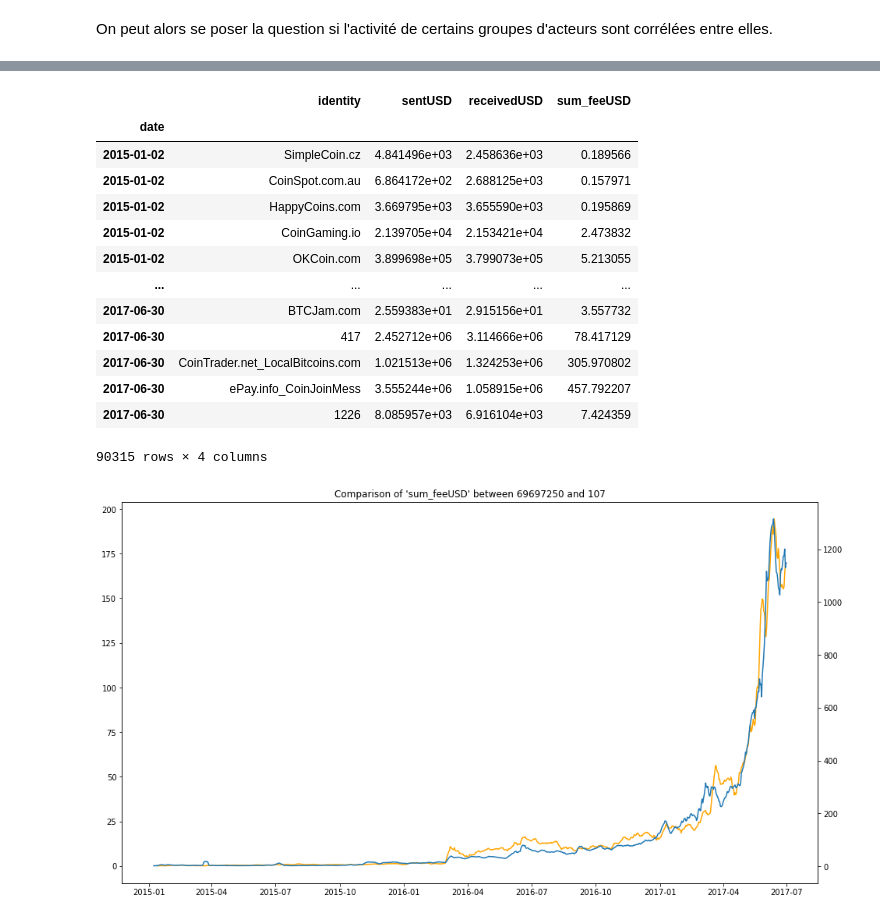
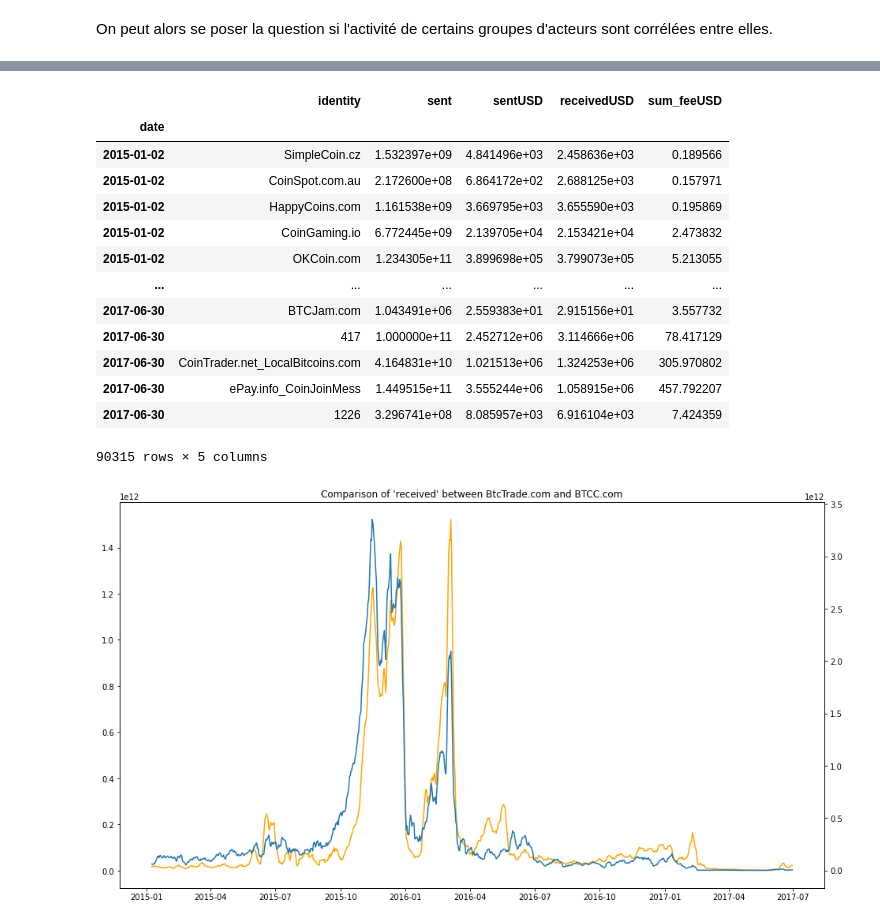
Before and after one commit to Bast-94/DefiEGC2024-RM-BH, a Jupyter notebook: notebook.ipynb, the cells around one changed output, grey strips where cells are left out. Drawn from its saved outputs; the diff is of its cells as text; code cells hidden in the pictures.

```diff
--- a/notebook.ipynb
+++ b/notebook.ipynb
@@ -124,23 +182,23 @@ merge_df = pd.merge(block_chain_df, external_df[['PriceUSD']], left_index=True,
 merge_df['sentUSD'] = merge_df['sent']*SATOSH_PER_BTC*merge_df['PriceUSD']
 merge_df['receivedUSD'] =  merge_df['received']*SATOSH_PER_BTC*merge_df['PriceUSD']
 merge_df['sum_feeUSD'] =  merge_df['sum_fee']*SATOSH_PER_BTC*merge_df['PriceUSD']
-merge_df[['identity','sentUSD', 'receivedUSD', 'sum_feeUSD']]
+merge_df[['identity','sent','sentUSD', 'receivedUSD', 'sum_feeUSD']]
 # %% [output]
-|  | identity | sentUSD | receivedUSD | sum_feeUSD |
-| date |  |  |  |  |
-| 2015-01-02 | SimpleCoin.cz | 4.841496e+03 | 2.458636e+03 | 0.189566 |
-| 2015-01-02 | CoinSpot.com.au | 6.864172e+02 | 2.688125e+03 | 0.157971 |
-| 2015-01-02 | HappyCoins.com | 3.669795e+03 | 3.655590e+03 | 0.195869 |
-| 2015-01-02 | CoinGaming.io | 2.139705e+04 | 2.153421e+04 | 2.473832 |
-| 2015-01-02 | OKCoin.com | 3.899698e+05 | 3.799073e+05 | 5.213055 |
-| ... | ... | ... | ... | ... |
-| 2017-06-30 | BTCJam.com | 2.559383e+01 | 2.915156e+01 | 3.557732 |
-| 2017-06-30 | 417 | 2.452712e+06 | 3.114666e+06 | 78.417129 |
-| 2017-06-30 | CoinTrader.net_LocalBitcoins.com | 1.021513e+06 | 1.324253e+06 | 305.970802 |
-| 2017-06-30 | ePay.info_CoinJoinMess | 3.555244e+06 | 1.058915e+06 | 457.792207 |
-| 2017-06-30 | 1226 | 8.085957e+03 | 6.916104e+03 | 7.424359 |
+|  | identity | sent | sentUSD | receivedUSD | sum_feeUSD |
+| date |  |  |  |  |  |
+| 2015-01-02 | SimpleCoin.cz | 1.532397e+09 | 4.841496e+03 | 2.458636e+03 | 0.189566 |
+| 2015-01-02 | CoinSpot.com.au | 2.172600e+08 | 6.864172e+02 | 2.688125e+03 | 0.157971 |
+| 2015-01-02 | HappyCoins.com | 1.161538e+09 | 3.669795e+03 | 3.655590e+03 | 0.195869 |
+| 2015-01-02 | CoinGaming.io | 6.772445e+09 | 2.139705e+04 | 2.153421e+04 | 2.473832 |
+| 2015-01-02 | OKCoin.com | 1.234305e+11 | 3.899698e+05 | 3.799073e+05 | 5.213055 |
+| ... | ... | ... | ... | ... | ... |
+| 2017-06-30 | BTCJam.com | 1.043491e+06 | 2.559383e+01 | 2.915156e+01 | 3.557732 |
+| 2017-06-30 | 417 | 1.000000e+11 | 2.452712e+06 | 3.114666e+06 | 78.417129 |
+| 2017-06-30 | CoinTrader.net_LocalBitcoins.com | 4.164831e+10 | 1.021513e+06 | 1.324253e+06 | 305.970802 |
+| 2017-06-30 | ePay.info_CoinJoinMess | 1.449515e+11 | 3.555244e+06 | 1.058915e+06 | 457.792207 |
+| 2017-06-30 | 1226 | 3.296741e+08 | 8.085957e+03 | 6.916104e+03 | 7.424359 |
-90315 rows × 4 columns
+90315 rows × 5 columns
 # %%
-display_correlation_by_col(merge_df[['identity','sentUSD', 'receivedUSD', 'sum_feeUSD']],window_size=7)
+display_correlation_by_col(merge_df.drop("PriceUSD",axis=1),window_size=7,column_to_analyze='received')
 # %% [output]
-[figure, old version]
+[figure, new version]
```
Also changed, not shown: parts of 8 cells of this notebook, 1 other file.
